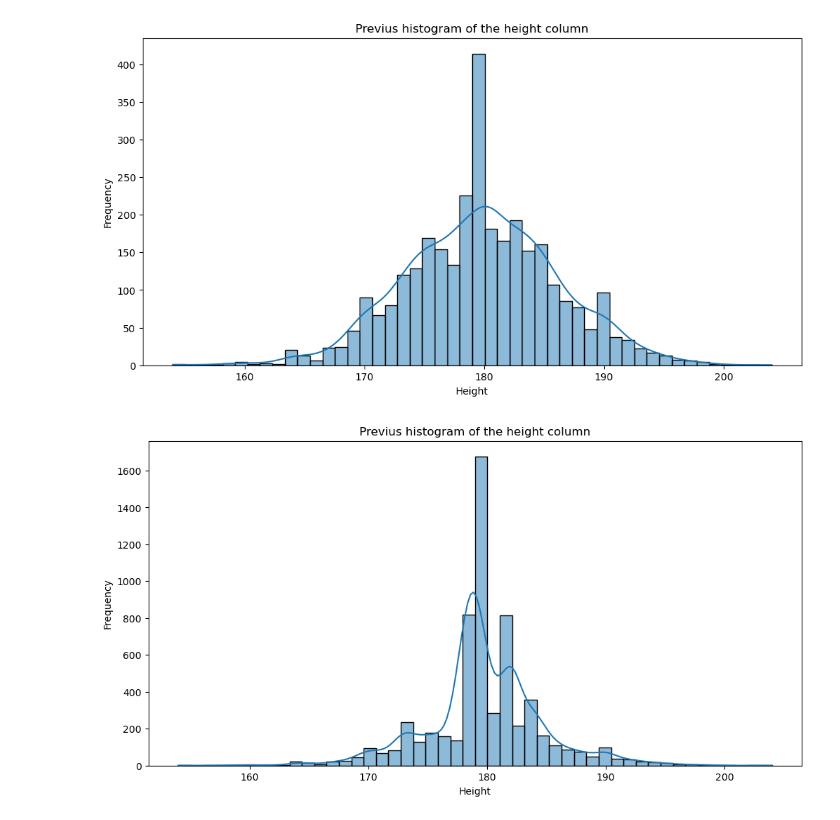
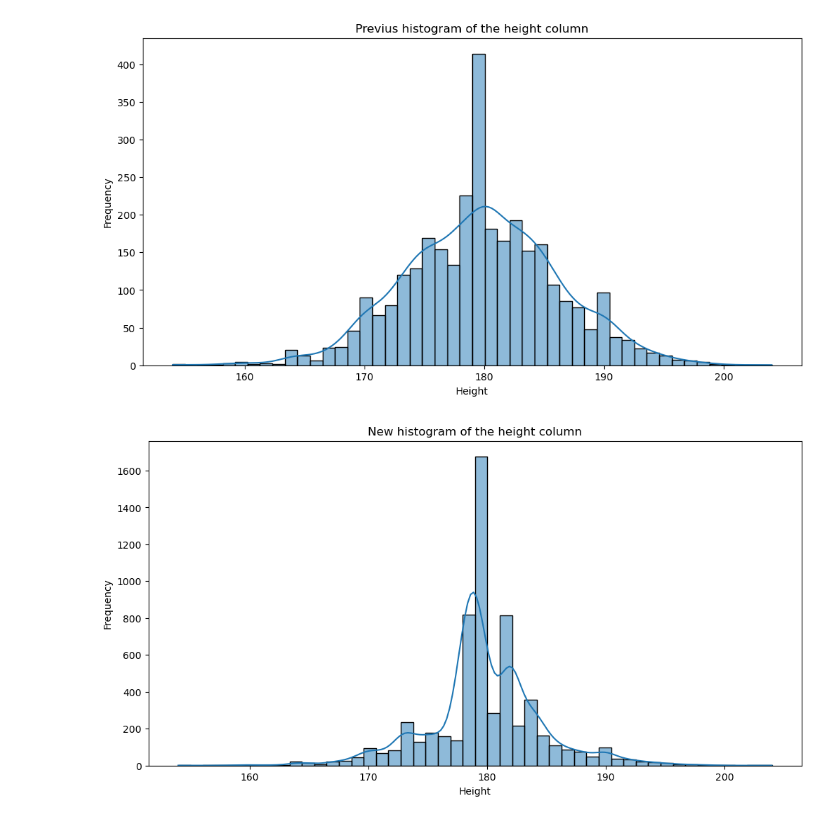
Before and after one commit to fefex302/Data-Mining, a Jupyter notebook: Data_cleaning.ipynb, the cells around one changed output. Drawn from its saved outputs; the diff is of its cells as text; code cells hidden in the pictures.

```diff
--- a/Data_cleaning.ipynb
+++ b/Data_cleaning.ipynb
@@ -75,15 +75,15 @@ median_height = cyclists.groupby('nationality')['height'].median()
 #Fill the missing values with the median of the height in base
 cyclists['height'] = cyclists['height'].fillna(cyclists['nationality'].map(median_height))
 # %%
-# Plot the histogram of the weight column
+# Plot the histogram of the height column
 plt.figure(figsize=(12, 6))
 sns.histplot(cyclists['height'], kde=True, bins=n_bins_height)
-plt.title('Previus histogram of the height column')
+plt.title('New histogram of the height column')
 plt.xlabel('Height')
 plt.ylabel('Frequency')
 plt.show()
 # %% [output]
-[figure, old version]
+[figure, new version]
 # %%
 # Only when are not missing values in both columns
 # calculate the median weight based on the highth values
```
Also changed, not shown: parts of 7 cells of this notebook.
